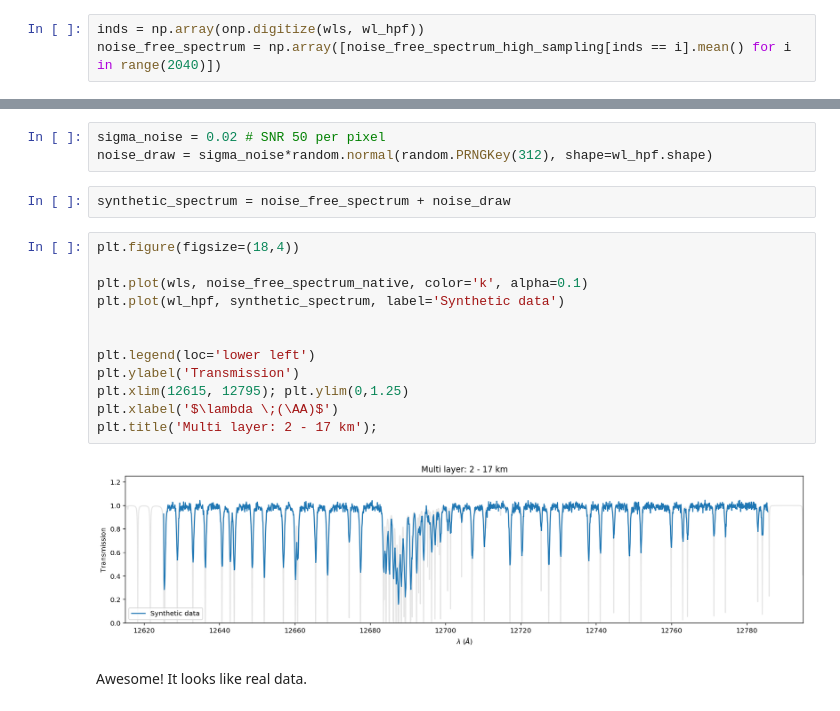
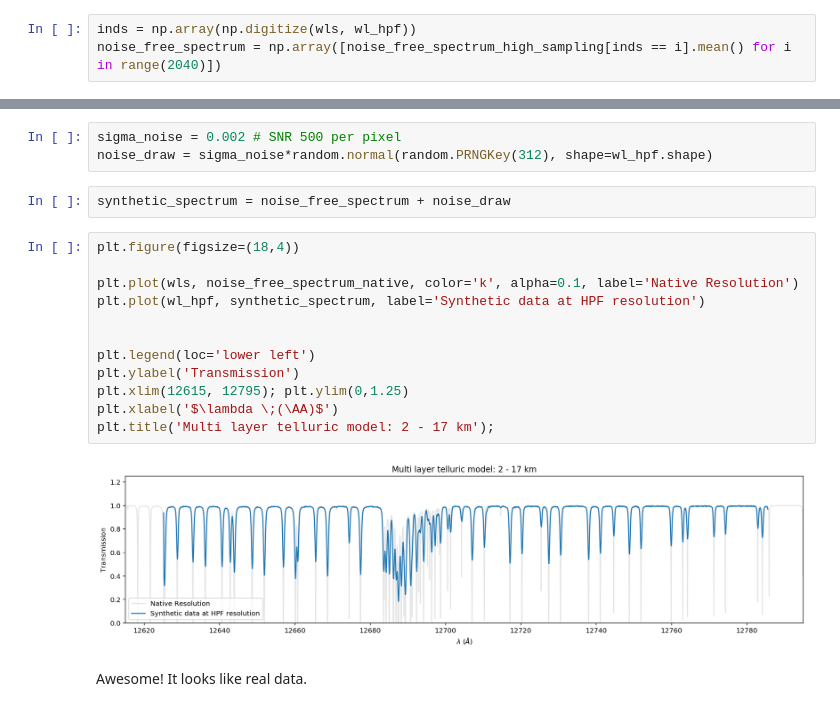
Before and after one commit to BrownDwarf/fiatlux, a Jupyter notebook: notebooks/09_atmospheric_retrieval.ipynb, the cells around one changed output, grey strips where cells are left out. Drawn from its saved outputs; the diff is of its cells as text.

```diff
--- a/notebooks/09_atmospheric_retrieval.ipynb
+++ b/notebooks/09_atmospheric_retrieval.ipynb
@@ -280,29 +271,29 @@ import numpy as onp
 # %%
-inds = np.array(onp.digitize(wls, wl_hpf))
+inds = np.array(np.digitize(wls, wl_hpf))
 noise_free_spectrum = np.array([noise_free_spectrum_high_sampling[inds == i].mean() for i in range(2040)])
 # %%
 noise_free_spectrum.shape
 # %% [output]
 (2040,)
 # %%
-sigma_noise = 0.02 # SNR 50 per pixel
+sigma_noise = 0.002 # SNR 500 per pixel
 noise_draw = sigma_noise*random.normal(random.PRNGKey(312), shape=wl_hpf.shape)
 # %%
 synthetic_spectrum = noise_free_spectrum + noise_draw
 # %%
 plt.figure(figsize=(18,4))
 
-plt.plot(wls, noise_free_spectrum_native, color='k', alpha=0.1)
-plt.plot(wl_hpf, synthetic_spectrum, label='Synthetic data')
+plt.plot(wls, noise_free_spectrum_native, color='k', alpha=0.1, label='Native Resolution')
+plt.plot(wl_hpf, synthetic_spectrum, label='Synthetic data at HPF resolution')
 
 
 plt.legend(loc='lower left')
 plt.ylabel('Transmission')
 plt.xlim(12615, 12795); plt.ylim(0,1.25)
 plt.xlabel('$\lambda \;(\AA)$')
-plt.title('Multi layer: 2 - 17 km');
+plt.title('Multi layer telluric model: 2 - 17 km');
 # %% [output]
-[figure, old version]
+[figure, new version]
 # %% [markdown]
 Awesome!  It looks like real data.
 # %% [markdown]
```
Also changed, not shown: parts of 29 cells of this notebook.
